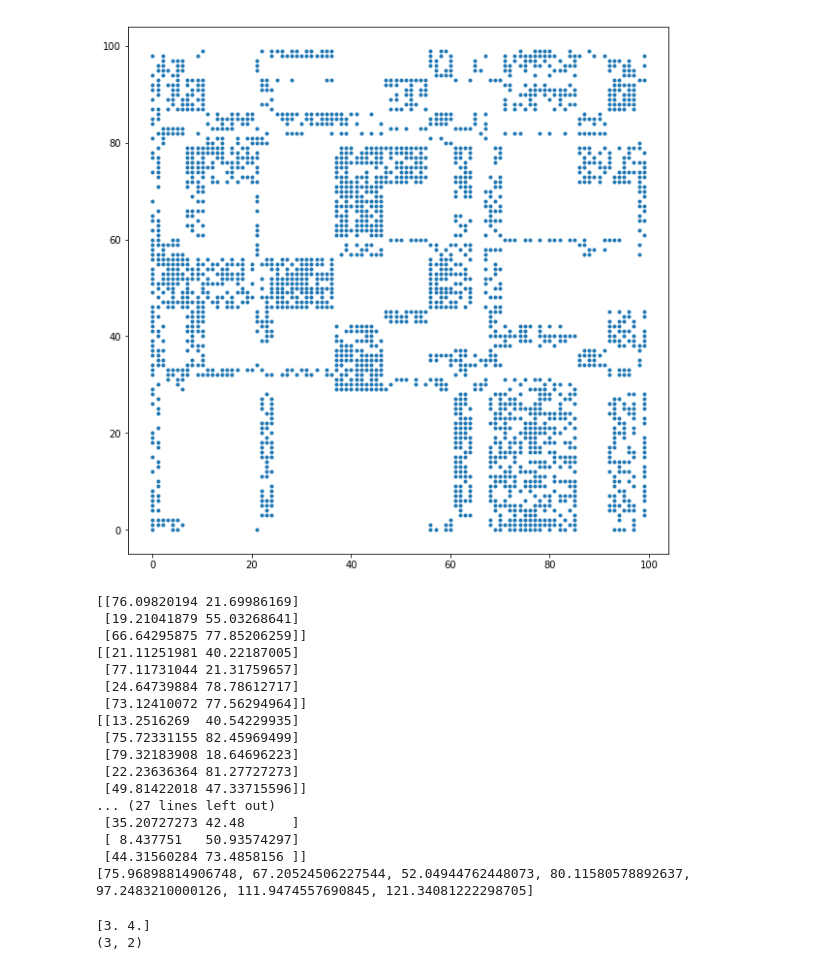
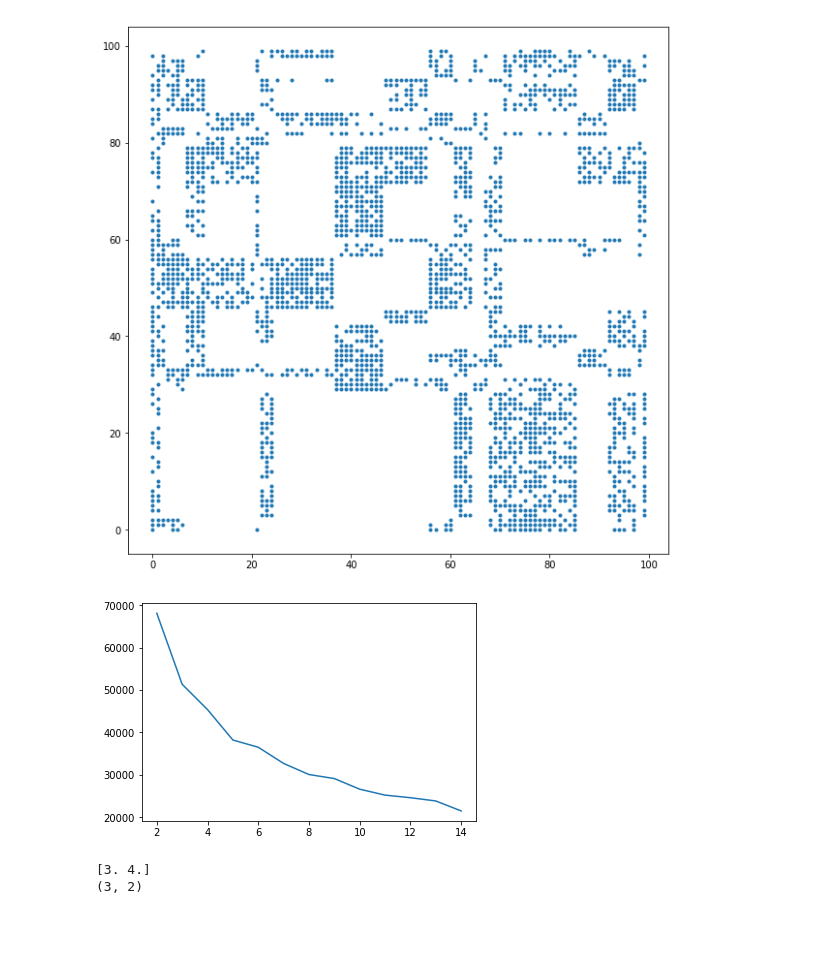
Before and after one commit to Sereyna/bishe, a Jupyter notebook: Algorithm.ipynb, the cells around one changed output. Drawn from its saved outputs; the diff is of its cells as text; code cells hidden in the pictures; blank space fills up the shorter version.

```diff
--- a/Algorithm.ipynb
+++ b/Algorithm.ipynb
@@ -407,9 +407,7 @@ plt.show()
 # num_cluster = 10 #聚类中心的个数
 
 def cal_dis(addr, centroid):
-    distence_1 = 0
-    for a in addr:
-        distence_1 = np.sum(np.sqrt(np.sum(np.square(a-centroid))))
+    distence_1 = np.sum(np.sqrt(np.sum(np.square(addr-centroid), axis=1)))
     return distence_1
 
 # 聚类
@@ -420,7 +418,7 @@ def clustering(num_cluster):
     #print(cluster_centroids)
     cluster_rounds = 0 # 聚类次数
     sse = 0 # 不平衡度
-    while cluster_rounds < 10:
+    while cluster_rounds < 30:
         sse = 0
         np_df_scp_centroids = assign(np_df_scp_addr, cluster_centroids) # 计算每个点的聚类中心
         # 更新聚类中心
@@ -429,60 +427,46 @@ def clustering(num_cluster):
         for centroid in cluster_centroids:
             # 取出属于同一聚类中心的点的索引
             index = []
-            #index = np.argwhere(np_df_scp_centroids == centroid)
             for i in range(len(np_df_scp_centroids)):
                 if np_df_scp_centroids[i][0] == centroid[0] and np_df_scp_centroids[i][1] == centroid[1]:
                     index.append(i)
             addr_temp = np.zeros((len(index), 2))# 簇集合
             it_at = 0
             for i in index:
                 addr_temp[it_at] = np_df_scp_addr[i]
                 it_at += 1
             addr_temp = np.asarray(addr_temp)
             sse += cal_dis(addr_temp, centroid)# 计算不平衡度
             new_cluster_centroids[it_ncc] = np.mean(addr_temp, axis=0)
             it_ncc += 1
         cluster_centroids = np.asarray(new_cluster_centroids)
         cluster_rounds += 1
-    print(cluster_centroids)
+    #print(cluster_centroids)
     return sse
 
 # 计算每个点到聚类中心的距离，并存入np_df_scp_centroids
 def assign(np_df_scp_addr, centroids):
     np_df_scp_centroids = np.zeros((len(np_df_scp_addr), 2))
     it_ndsc = 0
     for addr in np_df_scp_addr:
         distence = np.sqrt(np.sum(np.square(addr-centroids), axis=1))
         np_df_scp_centroids[it_ndsc] = centroids[np.argmin(distence)]
         it_ndsc += 1
     return np_df_scp_centroids
 
 
 def sse():
     sse = []
-    for k in range(3, 10):
+    for k in range(2, 15):
         sse.append(clustering(k))
     return sse
 
-print(sse())
+x = np.arange(2, 15)
+plt.figure(size())
+plt.plot(x, sse())
+plt.show()
 # %% [output]
-[[76.09820194 21.69986169]
- [19.21041879 55.03268641]
- [66.64295875 77.85206259]]
-[[21.11251981 40.22187005]
- [77.11731044 21.31759657]
- [24.64739884 78.78612717]
- [73.12410072 77.56294964]]
-[[13.2516269  40.54229935]
- [75.72331155 82.45969499]
- [79.32183908 18.64696223]
- [22.23636364 81.27727273]
- [49.81422018 47.33715596]]
-... (27 lines left out)
- [35.20727273 42.48      ]
- [ 8.437751   50.93574297]
- [44.31560284 73.4858156 ]]
-[75.96898814906748, 67.20524506227544, 52.04944762448073, 80.11580578892637, 97.2483210000126, 111.9474557690845, 121.34081222298705]
+[figure, added]
 # %%
 a = np.asarray([[1,2],[3,4],[5,6]])
 b = np.asarray([[1,3]])
```
Also changed, not shown: parts of 1 cell of this notebook, 2 other files.
